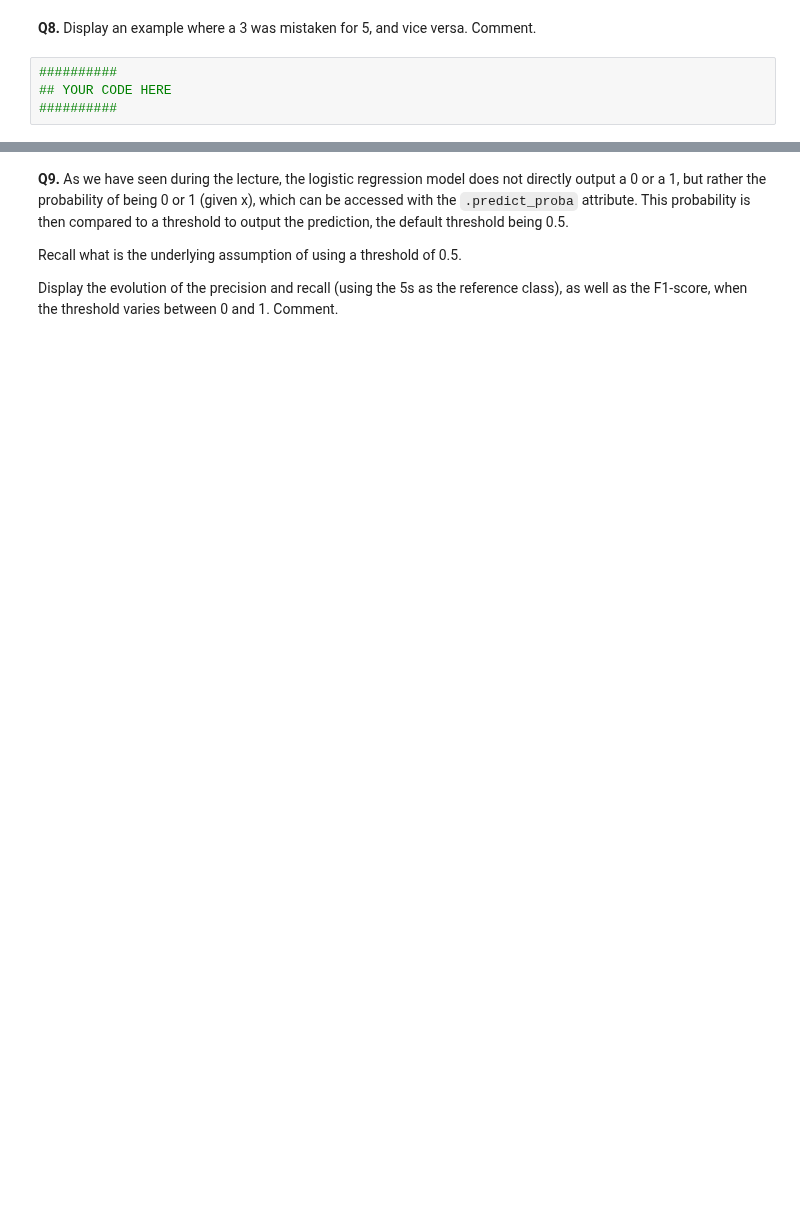
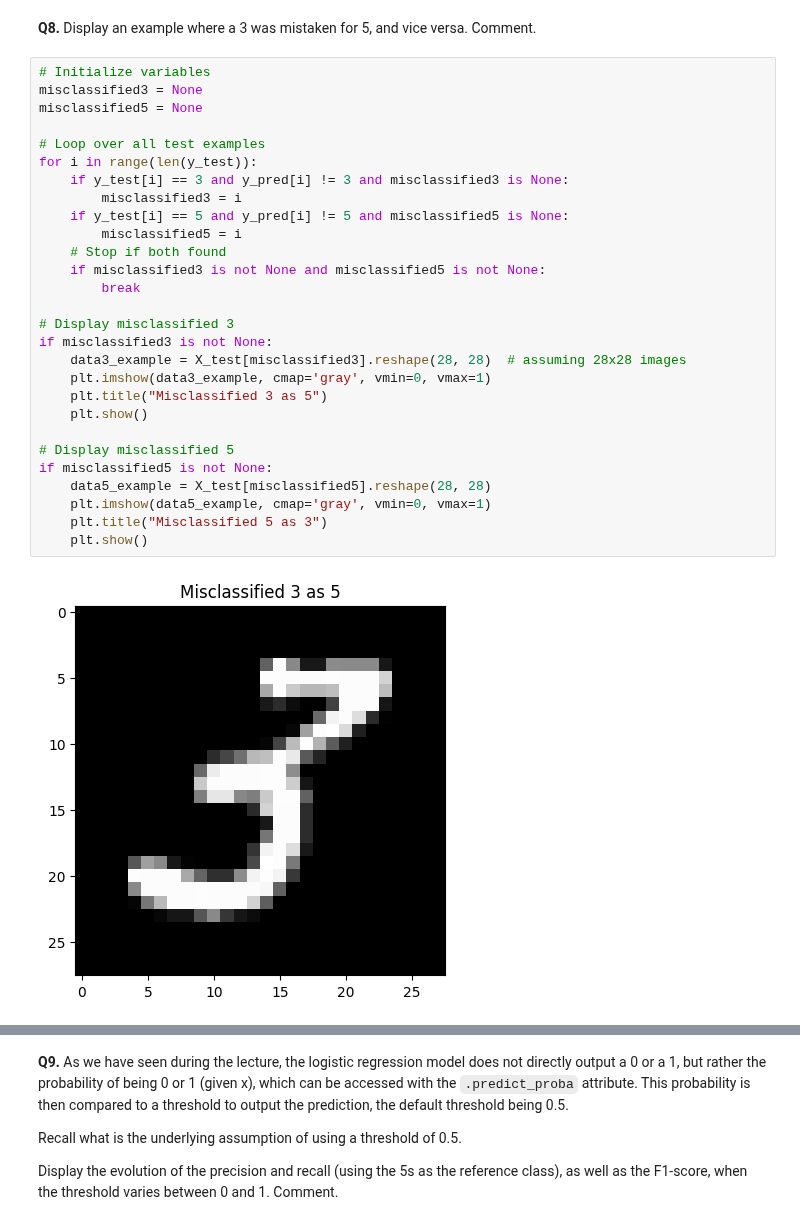
Before and after one commit to milanolivia/decision-apprentissage, a Jupyter notebook: lab2_AMORRI_MILANO/lab2.ipynb, the cells around one changed output, grey strips where cells are left out. Saved outputs shown, nothing was run; the diff lists cells and outputs as text; blank space fills up the shorter version.

```diff
--- a/lab2_AMORRI_MILANO/lab2.ipynb
+++ b/lab2_AMORRI_MILANO/lab2.ipynb
@@ -86,6 +168,32 @@ Your answer here
 # %% [markdown]
 **Q8.** Display an example where a 3 was mistaken for 5, and vice versa. Comment.
 # %%
-##########
-## YOUR CODE HERE
-##########
+# Initialize variables
+misclassified3 = None
+misclassified5 = None
+
+# Loop over all test examples
+for i in range(len(y_test)):
+    if y_test[i] == 3 and y_pred[i] != 3 and misclassified3 is None:
+        misclassified3 = i
+    if y_test[i] == 5 and y_pred[i] != 5 and misclassified5 is None:
+        misclassified5 = i
+    # Stop if both found
+    if misclassified3 is not None and misclassified5 is not None:
+        break
+
+# Display misclassified 3
+if misclassified3 is not None:
+    data3_example = X_test[misclassified3].reshape(28, 28)  # assuming 28x28 images
+    plt.imshow(data3_example, cmap='gray', vmin=0, vmax=1)
+    plt.title("Misclassified 3 as 5")
+    plt.show()
+
+# Display misclassified 5
+if misclassified5 is not None:
+    data5_example = X_test[misclassified5].reshape(28, 28)
+    plt.imshow(data5_example, cmap='gray', vmin=0, vmax=1)
+    plt.title("Misclassified 5 as 3")
+    plt.show()
+# %% [output]
+[figure, added]
```
Also changed, not shown: parts of 18 cells of this notebook, 1 other file.
